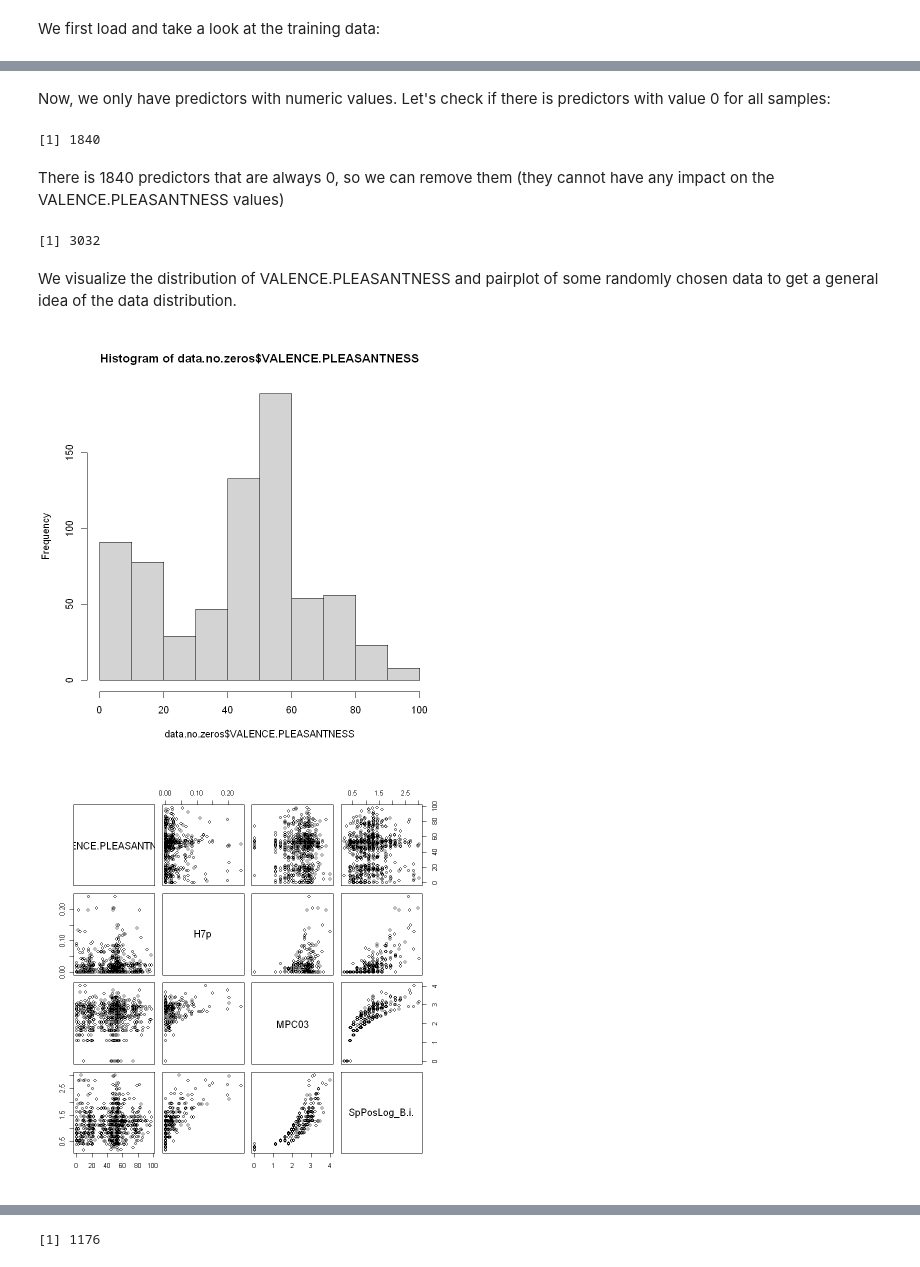
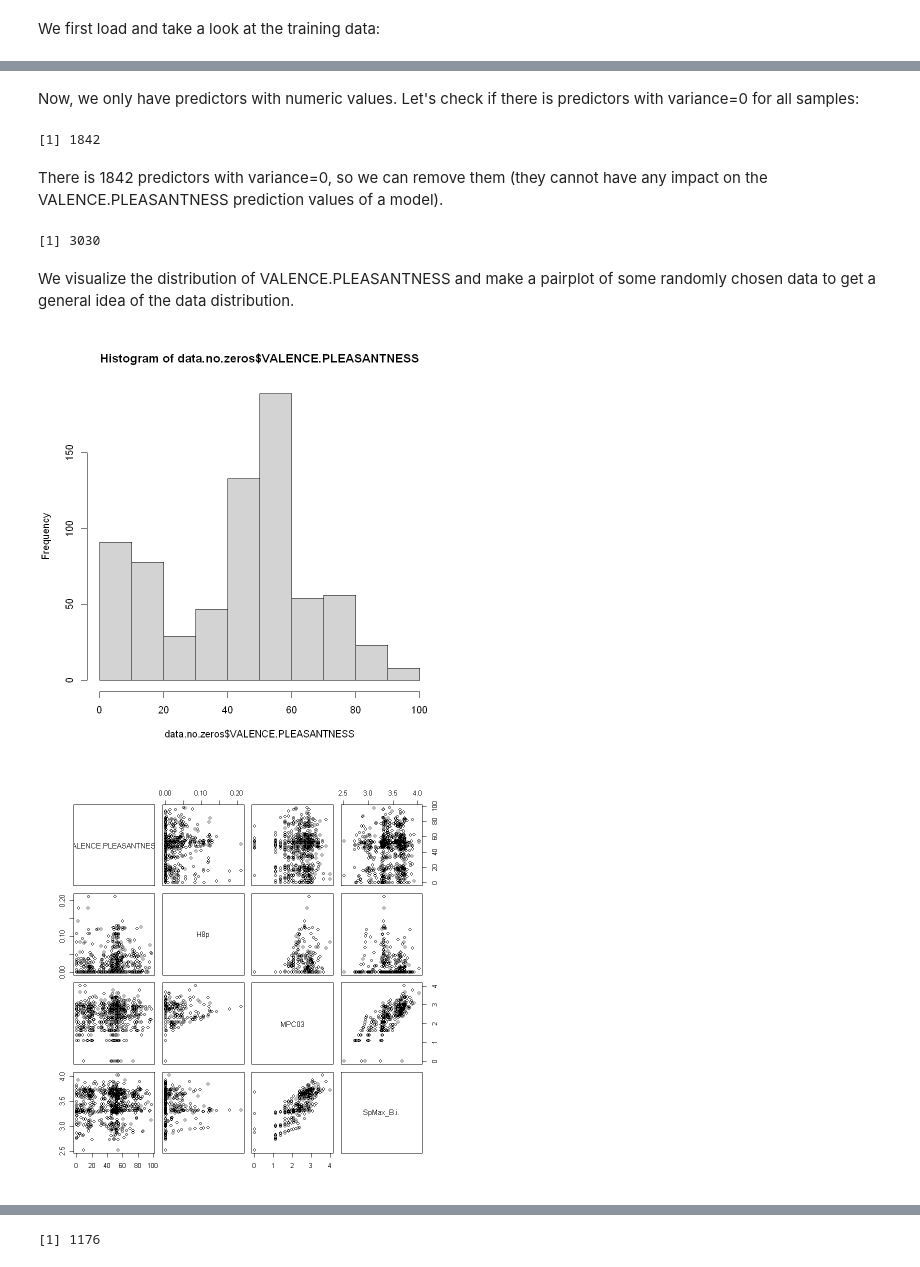
Before and after one commit to tomcastigl/BIO-322_mini_proj, a Jupyter notebook: src/projectA.ipynb, the cells around one changed output, grey strips where cells are left out. Cells and saved outputs as stored; diff of their text form; code cells hidden in the pictures.

```diff
--- a/src/projectA.ipynb
+++ b/src/projectA.ipynb
@@ -49,24 +46,24 @@ Number of predictor with type other than numeric of integer :  0
 # %% [markdown]
 Now, we only have predictors with numeric values.
-Let's check if there is predictors with value 0 for all samples:
+Let's check if there is predictors with variance=0 for all samples:
 # %%
-dim(data.full[,apply(data.full,2,function(x) all(x==0))])[2]
+dim(data.full[,apply(data.full,2,function(x) all(var(x)==0))])[2]
 # %% [output]
-[1] 1840
+[1] 1842
 # %% [markdown]
-There is 1840 predictors that are always 0, so we can remove them (they cannot have any impact on the VALENCE.PLEASANTNESS values)
+There is 1842 predictors with variance=0, so we can remove them (they cannot have any impact on the VALENCE.PLEASANTNESS prediction values of a model).
 # %%
-data.no.zeros<-(data.full[,apply(data.full,2,function(x)!all(x==0))])
+data.no.zeros<-(data.full[,apply(data.full,2,function(x)!all(var(x)==0))])
 dim(data.no.zeros)[2]
 # %% [output]
-[1] 3032
+[1] 3030
 # %% [markdown]
-We visualize the distribution of VALENCE.PLEASANTNESS and pairplot of some randomly chosen data to get a general idea of the data distribution.
+We visualize the distribution of VALENCE.PLEASANTNESS and make a pairplot of some randomly chosen data to get a general idea of the data distribution.
 # %%
 set.seed(21)
 hist(data.no.zeros$VALENCE.PLEASANTNESS)
-pairs(data.no.zeros[c(1,sample(1:ncol(data.no.zeros),3))],cex.labels=1.5)
+pairs(data.no.zeros[c(1,sample(1:ncol(data.no.zeros),3))],cex.labels=1.1)
 # %% [output]
 [figure]
-[figure, old version]
+[figure, new version]
 # %% [markdown]
```
Also changed, not shown: parts of 53 cells of this notebook, 7 other files.
